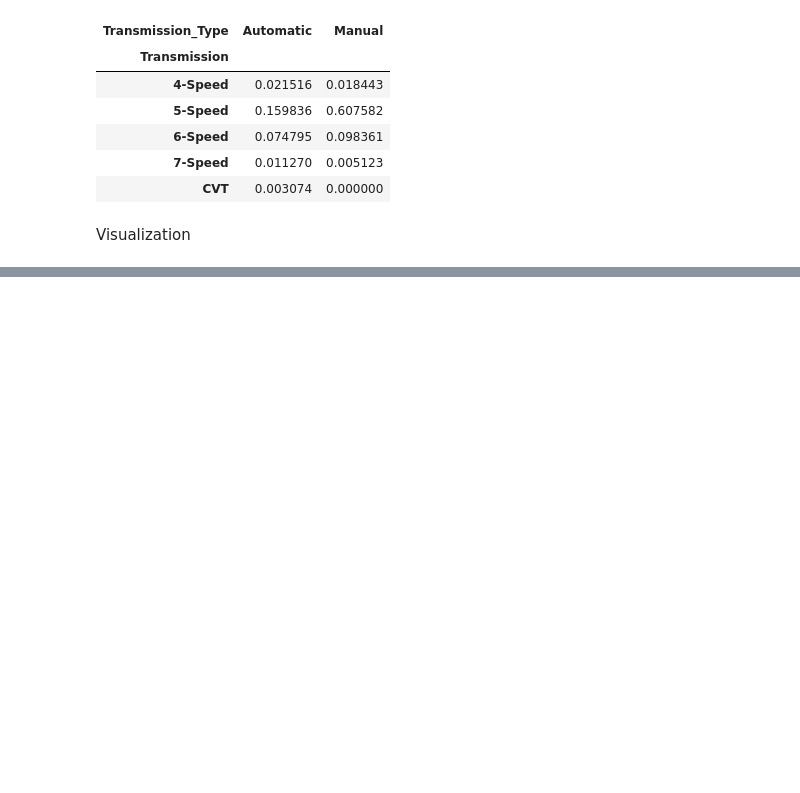
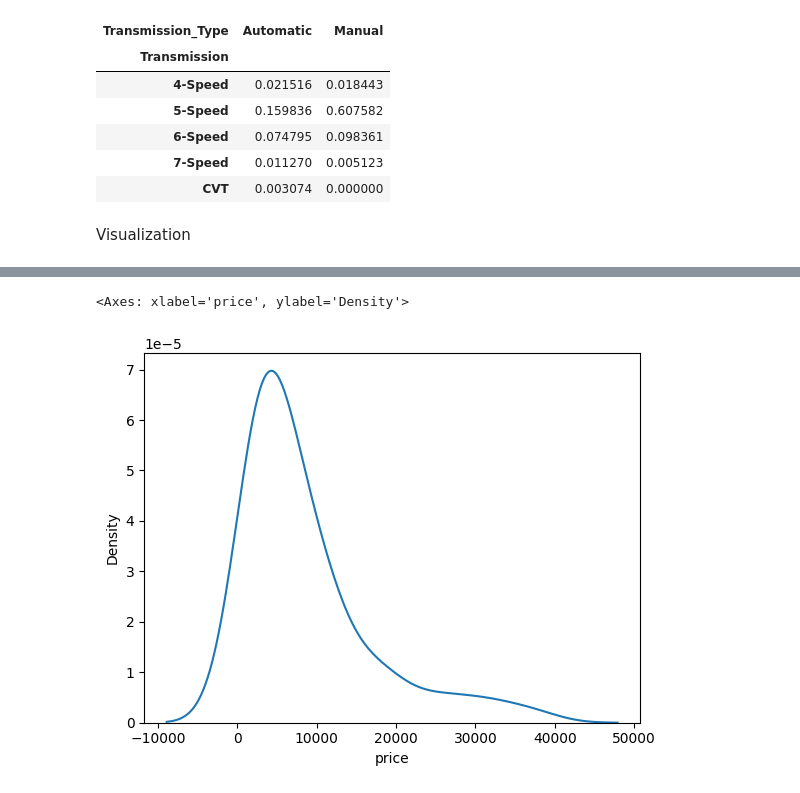
Before and after one commit to AngelikaBaloy/scratchpad, a Jupyter notebook: DS3001_1_27.ipynb, the cells around one changed output, grey strips where cells are left out. Cells and saved outputs as stored; diff of their text form; code cells hidden in the pictures; blank space fills up the shorter version.

```diff
--- a/DS3001_1_27.ipynb
+++ b/DS3001_1_27.ipynb
@@ -231,0 +234,3 @@ Visualization
+# %%
+df4 = pd.read_csv('/content/data/craiglist_cville_cars_long.csv')
+df4.head()
@@ -231,0 +257,5 @@ Visualization
+# %%
+sns.kdeplot(df4['price']) # why is it negative? it's just shifting in a weird way
+# %% [output]
+<Axes: xlabel='price', ylabel='Density'>
+[figure, added]
```
Also changed, not shown: parts of 7 cells of this notebook.
